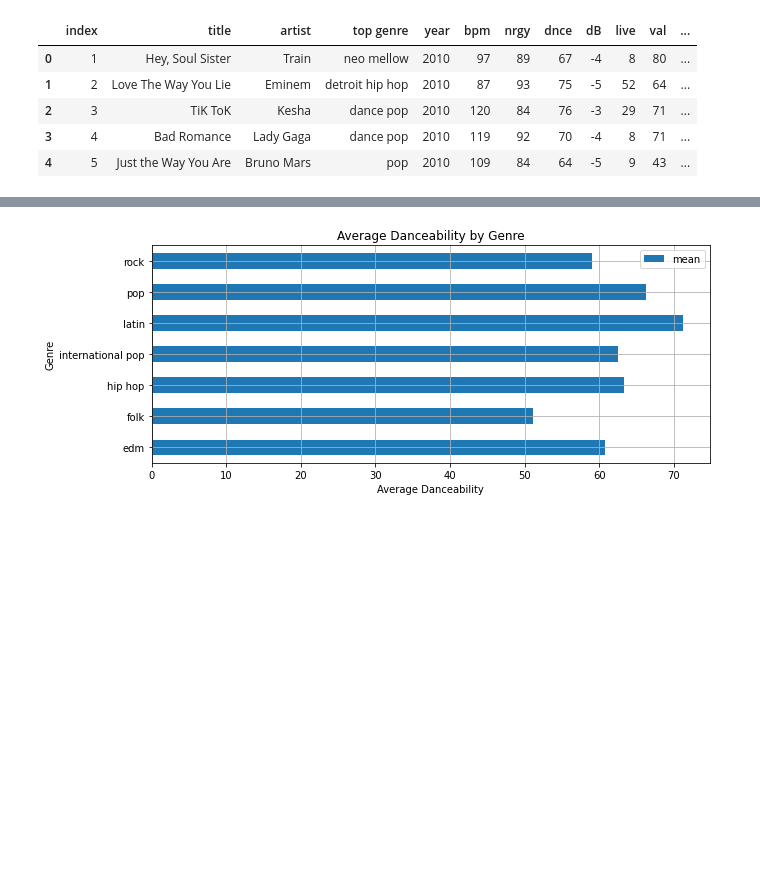
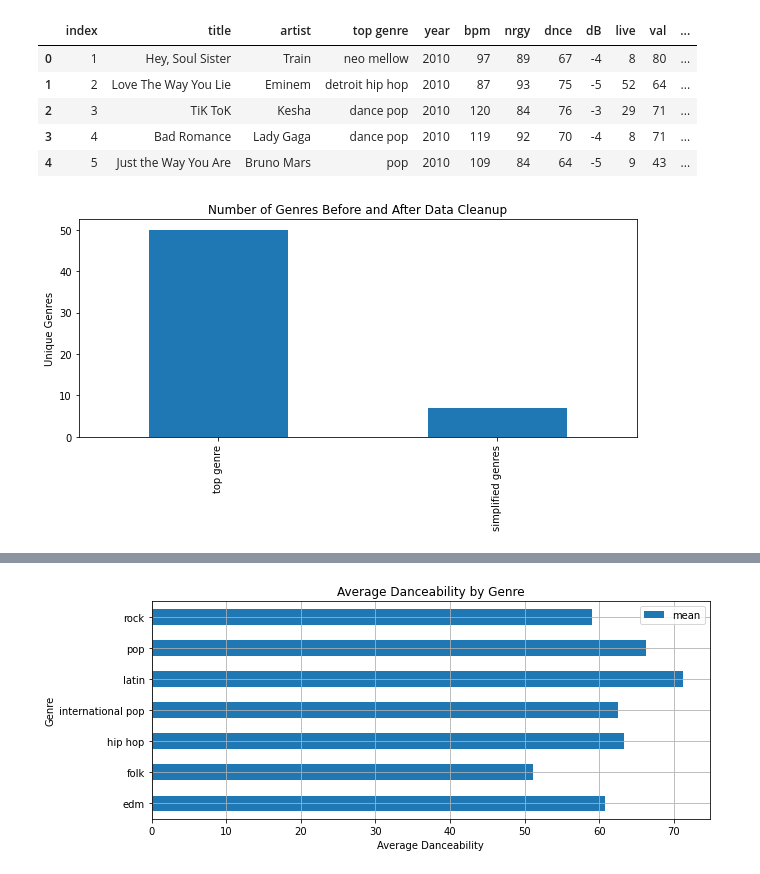
Before and after one commit to Boyder3113/Project_1, a Jupyter notebook: Untitled_LT.ipynb, the cells around one changed output, grey strips where cells are left out. Saved outputs shown, nothing was run; the diff lists cells and outputs as text; code cells hidden in the pictures; blank space fills up the shorter version.

```diff
--- a/Untitled_LT.ipynb
+++ b/Untitled_LT.ipynb
@@ -22,6 +22,23 @@ songList.head()
 | 2 | 3 | TiK ToK | Kesha | dance pop | 2010 | 120 | 84 | 76 | -3 | 29 | 71 | ... |
 | 3 | 4 | Bad Romance | Lady Gaga | dance pop | 2010 | 119 | 92 | 70 | -4 | 8 | 71 | ... |
 | 4 | 5 | Just the Way You Are | Bruno Mars | pop | 2010 | 109 | 84 | 64 | -5 | 9 | 43 | ... |
+# %%
+dnce_df = songList[["top genre", "simplified genres"]]
+
+#dnce_agg = songList.groupby('year').agg(['mean', 'median', 'var', 'std', 'sem'])['dnce']
+dnce_combo = dnce_df.nunique()
+
+#line_x = dnce_agg.index.values.tolist()
+#line_y = dnce_agg["mean"].tolist()
+
+dnce_combo.plot(kind= 'bar', figsize=(10,4))
+#plt.grid()
+plt.xlabel("")
+plt.ylabel("Unique Genres")
+plt.title("Number of Genres Before and After Data Cleanup")
+plt.show()
+# %% [output]
+[figure, added]
 # %%
 dnce_df = songList[["year", "dnce", "nrgy", "simplified genres"]]
 
```
Also changed, not shown: parts of 5 cells of this notebook.
